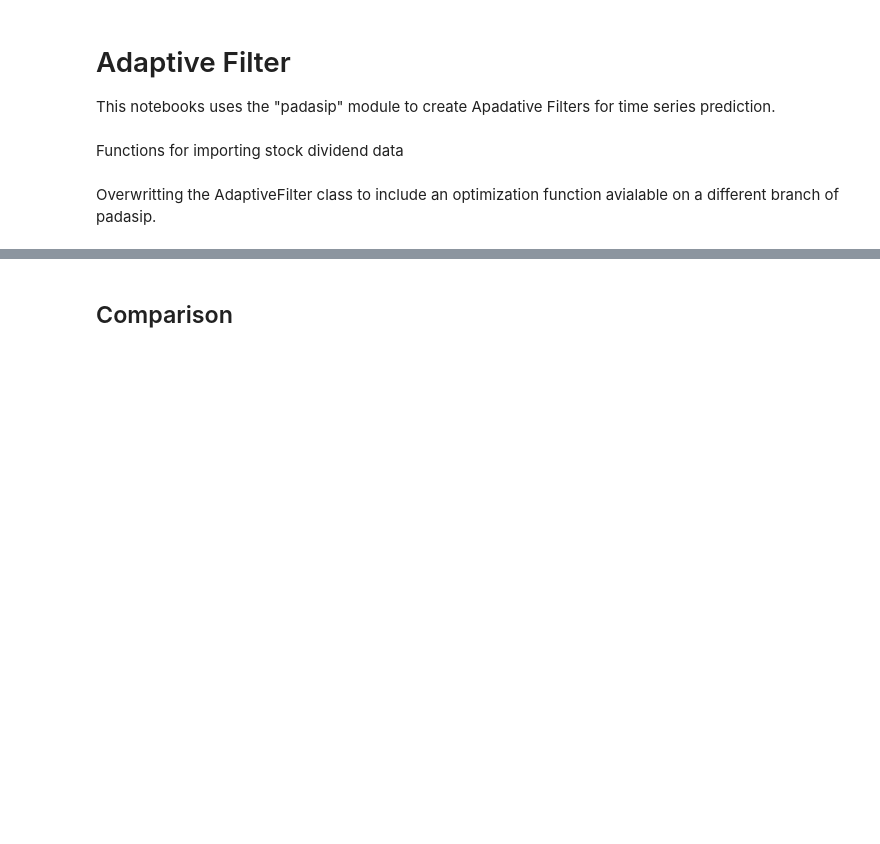
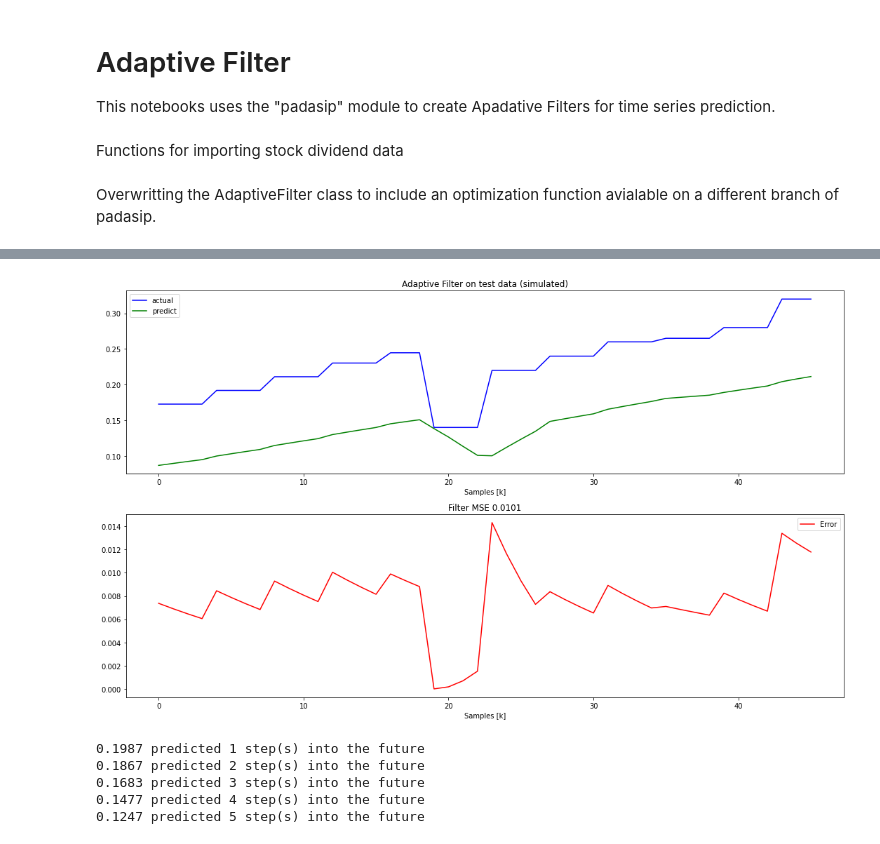
Before and after one commit to danpelis/DividendChampionPredictor, a Jupyter notebook: AdaptiveFilter/AdaptiveFilter.ipynb, the cells around one changed output, grey strips where cells are left out. Cells and saved outputs as stored; diff of their text form; code cells hidden in the pictures; blank space fills up the shorter version.

```diff
--- a/AdaptiveFilter/AdaptiveFilter.ipynb
+++ b/AdaptiveFilter/AdaptiveFilter.ipynb
@@ -199,10 +209,10 @@ lost_figs = ['PBI', 'ABT', 'WRE', 'HP']
 kept_figs = ['MGEE', 'TGT', 'BEN', 'CBSH']
 
 for t in lost_figs:
-    preds = fit_filter(data, n, t)
-    np.save(f"../data/numpy/{t}_pred_af", preds)
+    preds_lost, mse_lost = fit_filter(data, n, t, filter_type)
+    np.save(f"../data/numpy/{t}_pred_af", preds_lost)
 
 for t in kept_figs:
-    preds = fit_filter(data, n, t)
-    np.save(f"../data/numpy/{t}_pred_af", preds)
+    preds_kept, mse_kept = fit_filter(data, n, t, filter_type)
+    np.save(f"../data/numpy/{t}_pred_af", preds_kept)
 # %% [output]
@@ -254,5 +282,5 @@ NameError: name 'test' is not defined
 # %%
-def predict_future(test, preds, n=5):
+def predict_future(test, preds, f, n=5):
     x_future = np.squeeze(pa.input_from_history(test, n))
     N_future = len(x_future) + preds
     d_future = np.zeros(N_future)
@@ -278,17 +306,44 @@ def predict_future(test, preds, n=5):
             f.adapt(d_actual, x_input)
             actual[k] = d_actual
             predict[k] = y
-    return actual, predict
+    return predict
 # %%
-actual, predict = predict_future(test, 5)
+n = 5
+future_steps = 5
+ticker = 'ABT'
+filter_type = 'NLMS'
+test_data = data[ticker]['Test'].values
+train_data = data[ticker]['Train'].values
+_, _, _, f = create_filter(train_data, n)
+predict = predict_future(test_data[:-future_steps], future_steps, f)
+actual = test_data[4:]
 
 ## show results
 plt.figure(figsize=(15,9))
 plt.subplot(211)
 plt.title("Adaptive Filter on test data (simulated)")
 plt.xlabel("Samples [k]")
 plt.plot(actual[n: (len(actual)-n)], "b", label="actual")
 plt.plot(predict[n: (len(predict)-n)], "g", label="predict")
 plt.legend()
+
+plt.subplot(212)
+mse = (1/len(predict)) * np.sum((actual - predict)**2)
+plt.title(f'Filter MSE {mse:.4f}')
+plt.xlabel("Samples [k]")
+plt.plot(((actual[n: (len(actual)-n)] - predict[n: (len(predict)-n)])**2), "r", label="Error")
+plt.legend()
+plt.tight_layout()
+
+
 plt.show()
-print(predict[-5:])
+
+for time, pred in enumerate(predict[-5:]):
+    print(f"{pred:.4f} predicted {time+1} step(s) into the future")
+# %% [output]
+[figure, added]
+0.1987 predicted 1 step(s) into the future
+0.1867 predicted 2 step(s) into the future
+0.1683 predicted 3 step(s) into the future
+0.1477 predicted 4 step(s) into the future
+0.1247 predicted 5 step(s) into the future
@@ -300,2 +349,0 @@ MSE(predict, actual)
-# %% [markdown]
-## Comparison
```
Also changed, not shown: parts of 17 cells of this notebook, 8 other files.
